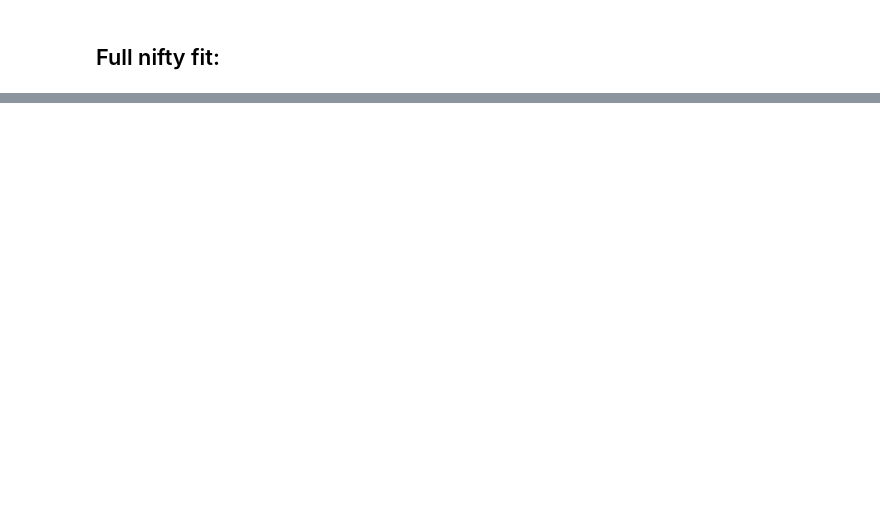
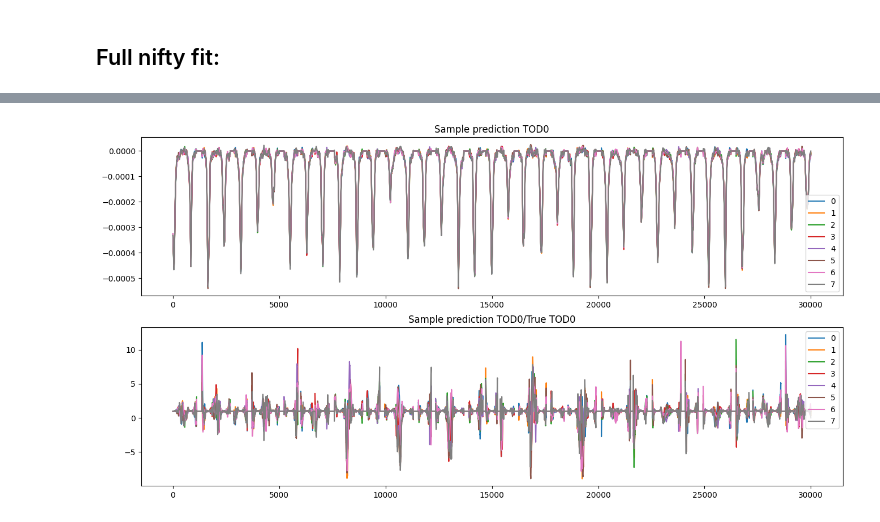
Before and after one commit to jwuerzinger/CMB_denoising, a Jupyter notebook: nifty_maria/nifty_maria_mapsampling.ipynb, the cells around one changed output, grey strips where cells are left out. Cells and saved outputs as stored; diff of their text form; code cells hidden in the pictures; blank space fills up the shorter version.

```diff
--- a/nifty_maria/nifty_maria_mapsampling.ipynb
+++ b/nifty_maria/nifty_maria_mapsampling.ipynb
@@ -635,0 +657,22 @@ plt.show()
+# %%
+# plot time-series for det 0 for all samples:
+fig, axes = plt.subplots(2, 1, figsize=(16, 8))
+
+i = 0
+for s in samples:
+
+    axes[0].plot(signal_response_tod(s)[0], label=i)
+    axes[1].plot(signal_response_tod(s)[0]/jax_tods[0], label=i)
+
+    i += 1
+
+axes[0].set_title("Sample prediction TOD0")
+axes[0].legend()
+
+# axes[1].plot(jax_tods[0])
+axes[1].set_title(f"Sample prediction TOD0/True TOD0")
+axes[1].legend()
+
+plt.show()
+# %% [output]
+[figure, added]
```
Also changed, not shown: parts of 21 cells of this notebook.
